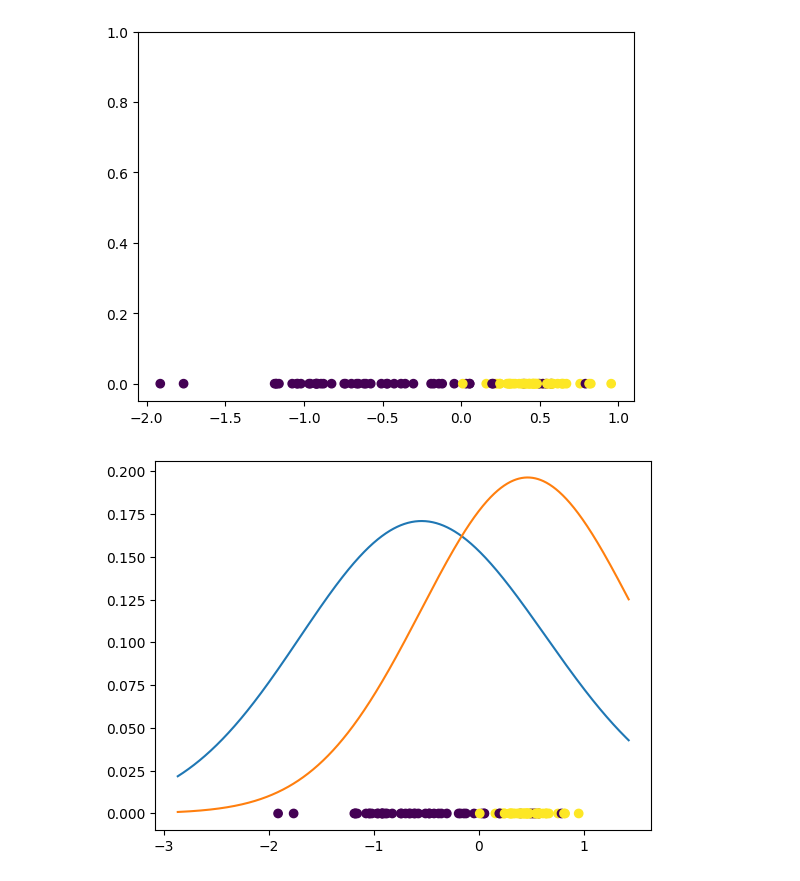
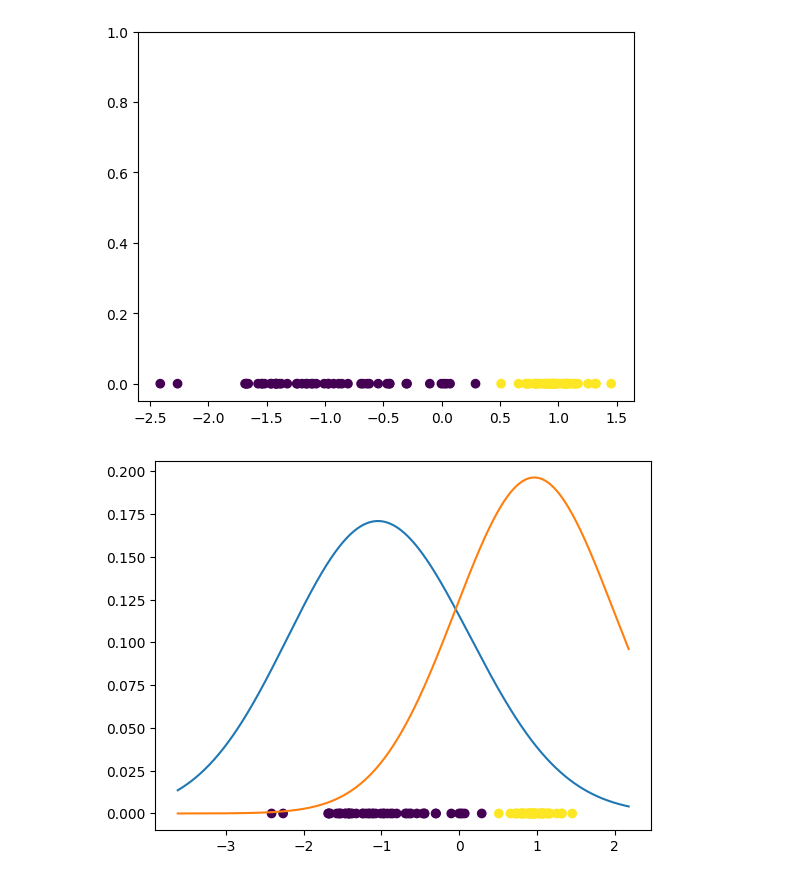
Before and after one commit to eduardo-ufmg/reconhecimento_de_padroes, a Jupyter notebook: kde_E1/kde_E1.ipynb, the cells around one changed output. Saved outputs shown, nothing was run; the diff lists cells and outputs as text; code cells hidden in the pictures.

```diff
--- a/kde_E1/kde_E1.ipynb
+++ b/kde_E1/kde_E1.ipynb
@@ -1,20 +1,20 @@
 # %%
 import sys
 import numpy as np
 from sklearn.datasets import make_classification
 
 X, y = make_classification(n_classes=2, n_features=1,
                n_redundant=0, n_repeated=0, n_informative=1,
-               n_clusters_per_class=1, class_sep=0.5, random_state=1)
+               n_clusters_per_class=1, class_sep=1.0, random_state=1)
 
 import matplotlib.pyplot as plt
 
 plt.figure()
 plt.scatter(X, np.zeros_like(y), c=y)
 plt.ylim(-0.05, 1)
 plt.savefig('set.png')
 # %% [output]
-[figure, old version]
+[figure, new version]
 # %%
 from sklearn.base import BaseEstimator, ClassifierMixin
 from sklearn.neighbors import KernelDensity
@@ -60,7 +60,7 @@ plt.plot(x, np.exp(bayeskde.score_samples(x)[:, 1]))
 plt.savefig('pdfs.png')
 plt.show()
 # %% [output]
-[figure, old version]
+[figure, new version]
 # %%
 from sklearn.model_selection import KFold
 from sklearn.model_selection import cross_val_score
```
Also changed, not shown: parts of 11 cells of this notebook, 27 other files.
